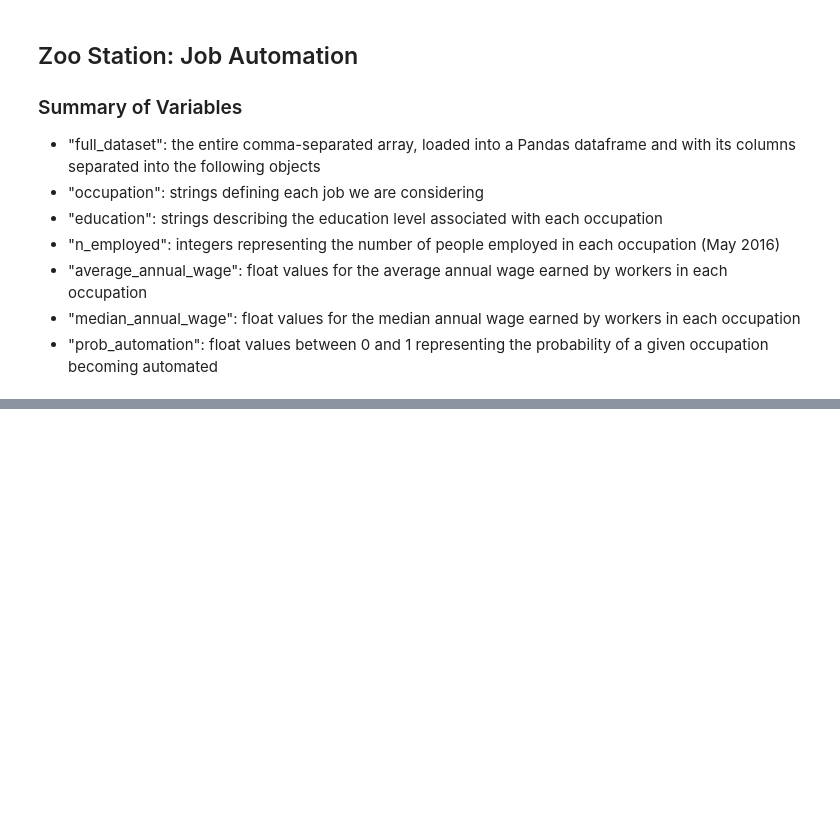
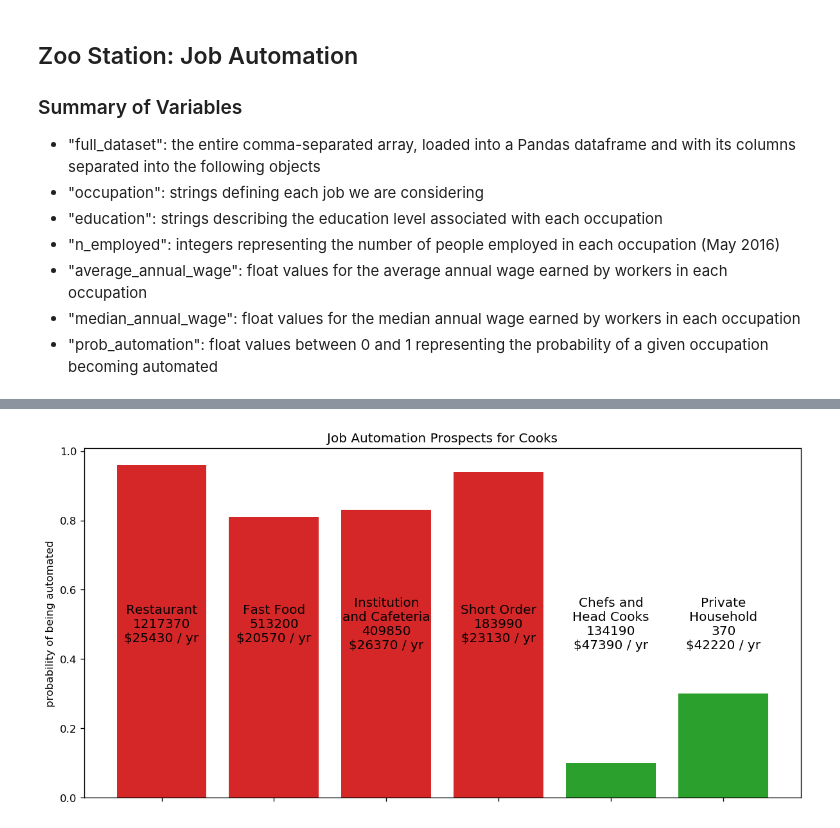
Before and after one commit to dennis-l/DataScienceForPublicGood, a Jupyter notebook: JobAutomation/DSforPG_ProbJobAutomation.ipynb, the cells around one changed output, grey strips where cells are left out. Saved outputs shown, nothing was run; the diff lists cells and outputs as text; code cells hidden in the pictures; blank space fills up the shorter version.

```diff
--- a/JobAutomation/DSforPG_ProbJobAutomation.ipynb
+++ b/JobAutomation/DSforPG_ProbJobAutomation.ipynb
@@ -10,15 +10,3 @@
 - "average_annual_wage": float values for the average annual wage earned by workers in each occupation
 - "median_annual_wage": float values for the median annual wage earned by workers in each occupation
 - "prob_automation": float values between 0 and 1 representing the probability of a given occupation becoming automated
-# %%
-import pandas as pd
-import numpy as np
-import matplotlib.pyplot as plt
-
-full_dataset = pd.read_csv('prob_job_automation.csv',delimiter=',')
-occupation = full_dataset['short occupation']
-education = full_dataset['education']
-n_employed = full_dataset['numbEmployed']
-average_annual_wage = full_dataset['Average annual wage']
-median_annual_wage = full_dataset['median_ann_wage']
-prob_automation = full_dataset['probability']
@@ -24,0 +164,4 @@ prob_automation = full_dataset['probability']
+# %%
+cook_mask = ['Cooks' in occupation for occupation in full_dataset['short occupation']]
+cook_dataset = full_dataset[cook_mask].sort_values('numbEmployed',ascending=False)
+cook_dataset
@@ -24,0 +176,34 @@ prob_automation = full_dataset['probability']
+# %%
+## make a bar chart
+
+ys = cook_dataset.iloc[:10]['prob']
+xs = np.arange(len(ys)) ## dummy x values
+xlabels = cook_dataset.iloc[:10]['short occupation'].values
+for i,(x,y,label) in enumerate(zip(xs,ys,xlabels)):
+    color = 'C2' if y < 0.5 else 'C3'
+    plt.bar(x,y,color=color,label=label)
+
+
+    if 'Cooks, ' in label:
+        label = label.split('Cooks, ')[1]
+
+    if len(label) > 15:
+        label = label.split(' ')
+        label = ' '.join(label[:int(len(label)/2)]) + '\n' + ' '.join(label[int(len(label)/2):])
+    label += '\n%d'%cook_dataset.iloc[i]['numbEmployed']
+    label += '\n$%d / yr'%cook_dataset.iloc[i]['average_ann_wage']
+    plt.text(x,0.5,label,rotation=0,ha='center',va='center',color='black',fontsize=12)
+
+## set axis labels, etc.
+ax = plt.gca()
+ax.set_xticks(xs)
+ax.set_xticklabels([])
+#ax.set_xticklabels(xlabels,rotation=-90)
+ax.set_ylabel('probability of being automated')
+ax.set_title('Job Automation Prospects for Cooks')
+## resize figure for visibility
+fig = plt.gcf()
+fig.set_size_inches(12,6)
+fig.set_dpi(120)
+# %% [output]
+[figure, added]
```
Also changed, not shown: parts of 20 cells of this notebook.
